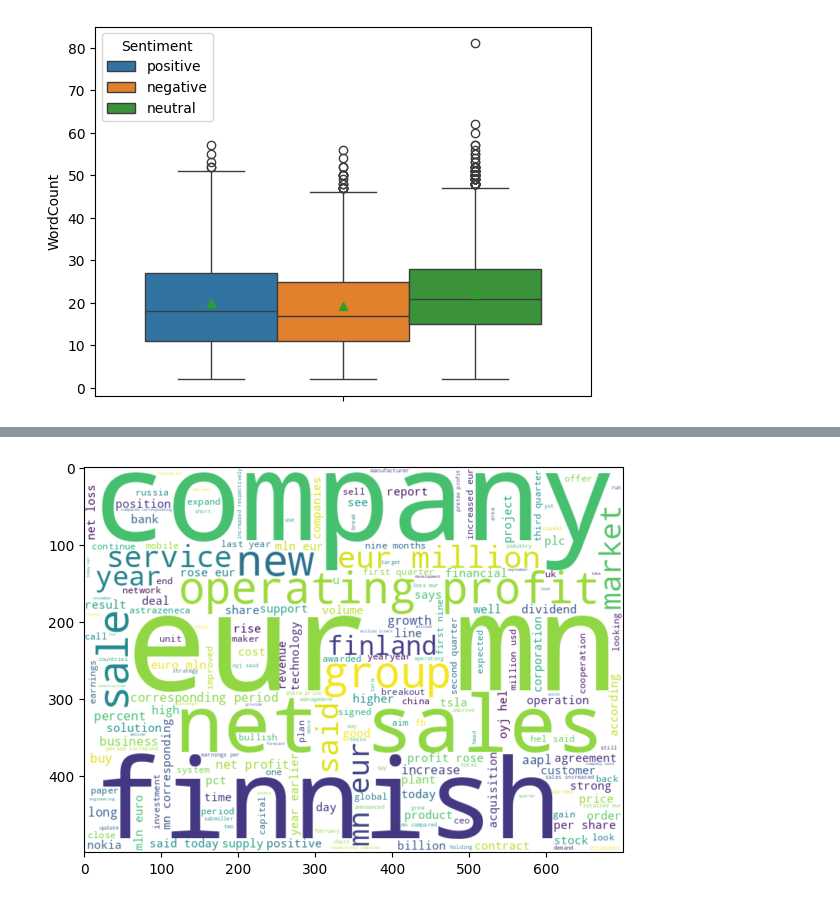
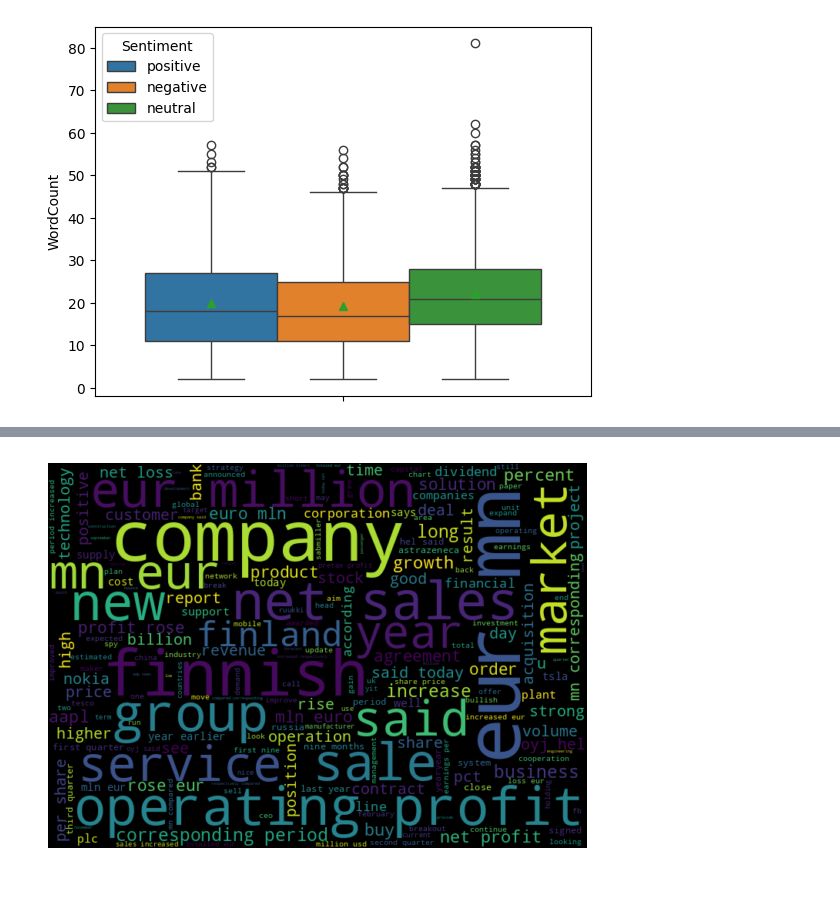
Before and after one commit to ganeshteli/sentiment-analysis-with-neural-networks, a Jupyter notebook: app.ipynb, the cells around one changed output, grey strips where cells are left out. Saved outputs shown, nothing was run; the diff lists cells and outputs as text; code cells hidden in the pictures.

```diff
--- a/app.ipynb
+++ b/app.ipynb
@@ -149,11 +148,12 @@ neutral_data = financial_data[financial_data["Sentiment"] == "neutral"]["Normali
 neutral_text = " ".join(neutral_data)
 # %%
 from wordcloud import WordCloud
-positive_wordcloud = WordCloud(width = 700, height = 500, background_color = "white").generate(positive_text)
+positive_wordcloud = WordCloud(width = 700, height = 500, random_state=20, max_font_size=100).generate(positive_text)
 
 plt.figure(figsize = (7, 5))
 plt.imshow(positive_wordcloud, interpolation = "bilinear")
+plt.axis("off")
 plt.show()
 # %% [output]
-[figure, old version]
+[figure, new version]
 # %%
```
Also changed, not shown: parts of 13 cells of this notebook.
